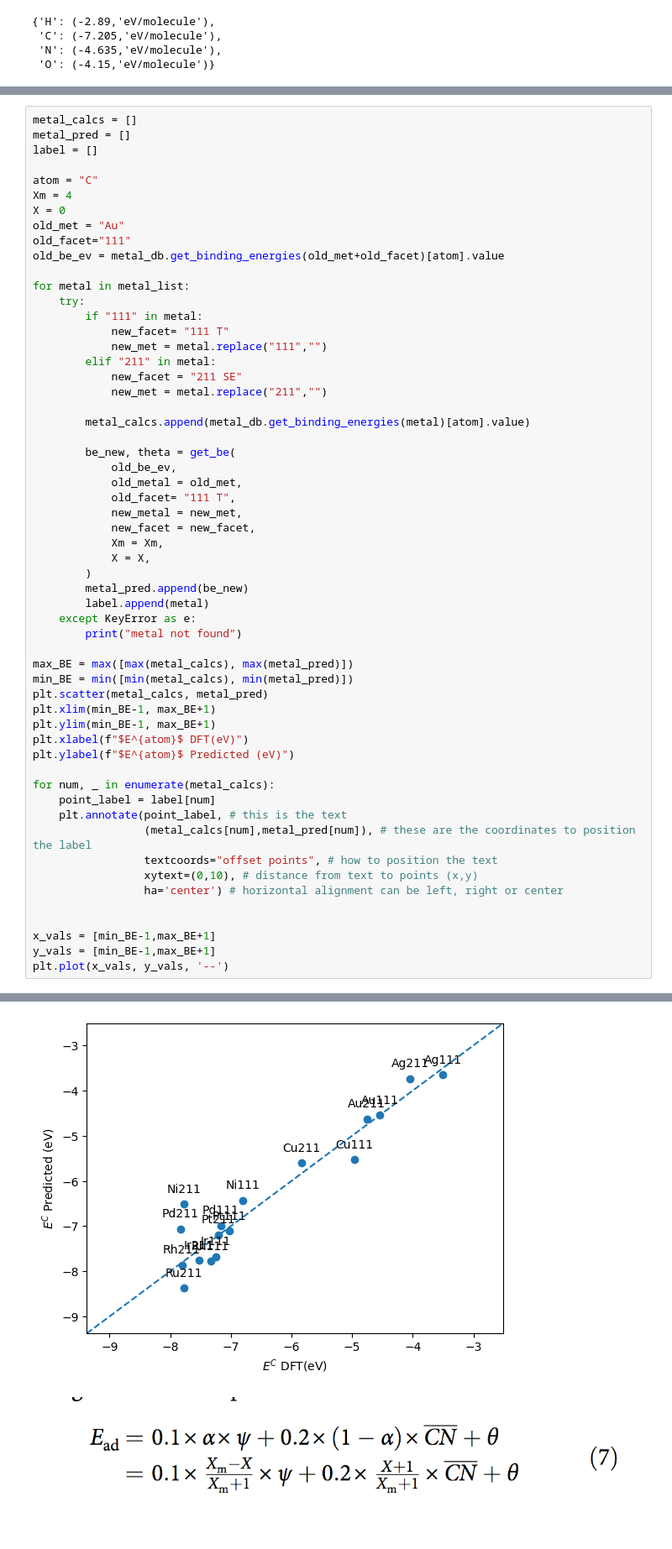
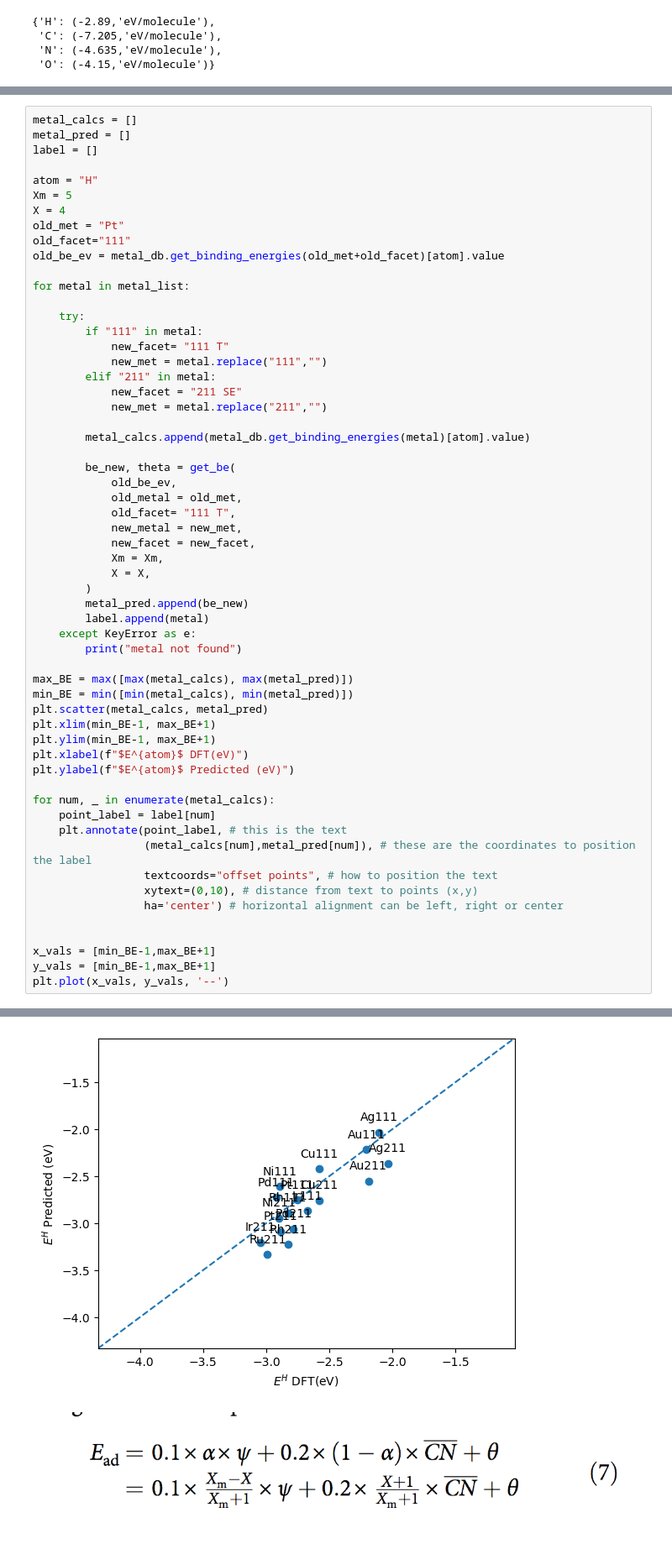
Before and after one commit to ChrisBNEU/thesis_work, a Jupyter notebook: misc_calcs.ipynb, the cells around one changed output, grey strips where cells are left out. Shown at 84% size. Saved outputs shown, nothing was run; the diff lists cells and outputs as text.

```diff
--- a/misc_calcs.ipynb
+++ b/misc_calcs.ipynb
@@ -341,14 +347,15 @@ metal_calcs = []
 metal_pred = []
 label = []
 
-atom = "C"
-Xm = 4
-X = 0
-old_met = "Au"
+atom = "H"
+Xm = 5
+X = 4
+old_met = "Pt"
 old_facet="111"
 old_be_ev = metal_db.get_binding_energies(old_met+old_facet)[atom].value
 
 for metal in metal_list:
+
     try:
         if "111" in metal:
             new_facet= "111 T"
@@ -414,4 +421,4 @@ BE111:  -4.546499999999999
 [<matplotlib.lines.Line2D at 0x...>]
-[figure, old version]
+[figure, new version]
 # %% [markdown]
 ![image.png](attachment:8ec8b014-489e-4a13-b618-add6313c4793.png)
```
Also changed, not shown: parts of 5 cells of this notebook, 26 other files.
